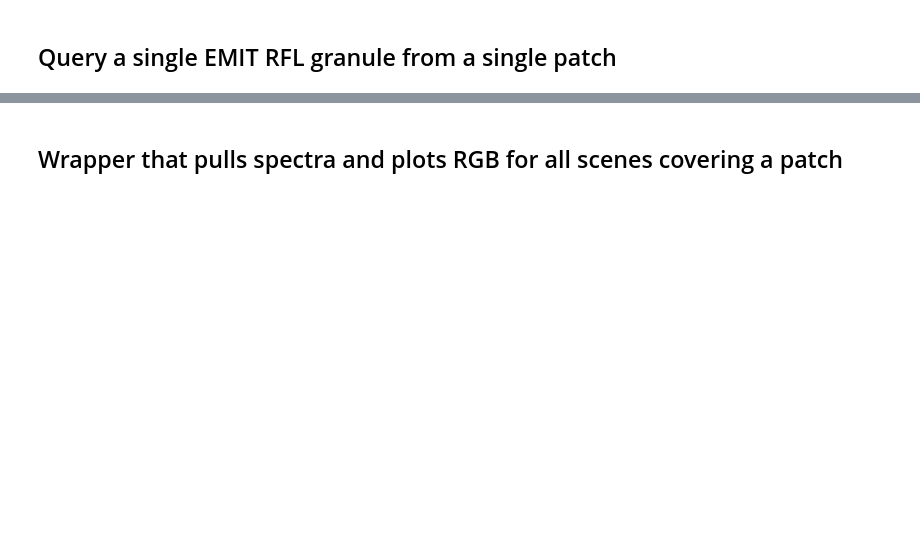
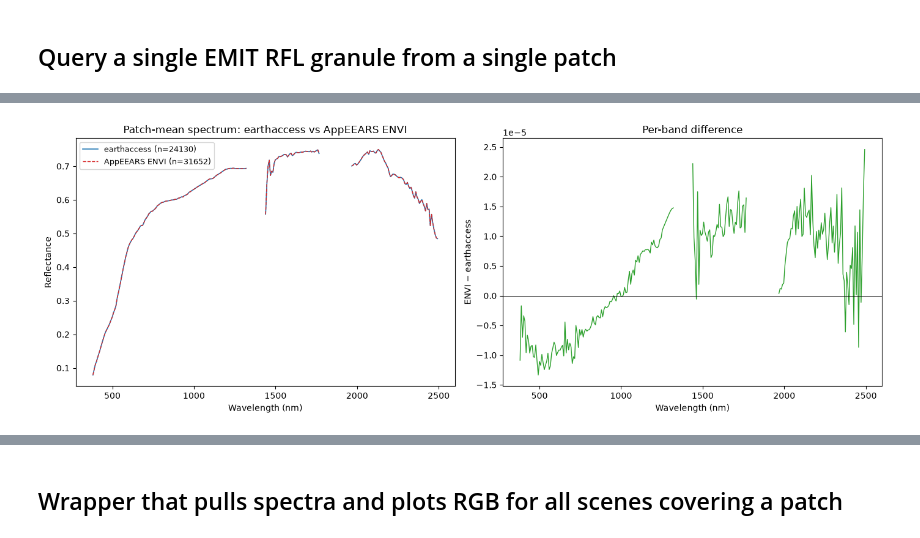
Before and after one commit to huck-rees/emit-pics, a Jupyter notebook: notebooks/patch_generator.ipynb, the cells around one changed output, grey strips where cells are left out. Cells and saved outputs as stored; diff of their text form; code cells hidden in the pictures; blank space fills up the shorter version.

Commit message:
progress on patch_generator
Additional prelim analysis for EMIT project

```diff
--- a/notebooks/patch_generator.ipynb
+++ b/notebooks/patch_generator.ipynb
@@ -790,0 +445,92 @@ In-patch pixels: 24130  (theoretical full 10 km @60m ~= 27,778)
+# %%
+import numpy as np
+import matplotlib.pyplot as plt
+from spectral.io import envi
+
+# ============================================================
+# CONFIG — point to the AppEEARS ENVI reflectance pair
+# ============================================================
+ENVI_DIR = r"C:\Users\huckr\Desktop\JPL\Data\AppEEARS\Libya4_10_7_1_08232022\ENVI_Format"
+RFL_HDR = ENVI_DIR + r"\EMIT_L2A_RFL_001_20220823T105327_2223507_009_ortho_subset_aid0000_reflectance.hdr"
+
+FILL_VALUES = (-9999.0, -0.01)
+
+# ============================================================
+# Read the ENVI reflectance cube + wavelengths from the header
+# ============================================================
+img = envi.open(RFL_HDR)           # reads .hdr; binary file (same name, no .hdr) auto-found
+cube = img.load()                  # (rows, cols, bands) ortho grid
+arr = np.asarray(cube, dtype="float64")
+
+# wavelengths from the ENVI header metadata
+md = img.metadata
+if "wavelength" in md:
+    wl_envi = np.array([float(x) for x in md["wavelength"]])
+else:
+    wl_envi = None
+    print("No 'wavelength' field in ENVI header; will compare by band index.")
+
+# ENVI may carry its own data-ignore value; respect it too
+hdr_fill = md.get("data ignore value", None)
+fills = list(FILL_VALUES) + ([float(hdr_fill)] if hdr_fill is not None else [])
+
+# ============================================================
+# Patch-mean spectrum from the ENVI clip (all valid pixels)
+# ============================================================
+flat = arr.reshape(-1, arr.shape[-1])        # (npix, bands)
+for fv in fills:
+    flat[np.isclose(flat, fv, atol=1e-4)] = np.nan
+# drop pixels that are entirely fill (outside the ortho clip footprint)
+all_nan = np.all(np.isnan(flat), axis=1)
+flat = flat[~all_nan]
+with np.errstate(all="ignore"):
+    envi_mean = np.nanmean(flat, axis=0)
+n_envi = flat.shape[0]
+print(f"ENVI clip: {n_envi} valid pixels, {arr.shape[-1]} bands")
+
+# ============================================================
+# Compare to the earthaccess patch-mean (`mean_spec`, `wl` in scope)
+# ============================================================
+# Align by wavelength if available (ENVI wl may be in nm or µm — normalize)
+if wl_envi is not None:
+    # AppEEARS sometimes stores wavelength in micrometers; convert to nm if so
+    if np.nanmax(wl_envi) < 100:        # looks like µm
+        wl_envi_nm = wl_envi * 1000.0
+    else:
+        wl_envi_nm = wl_envi
+    x_envi, x_ea = wl_envi_nm, wl
+    xlabel = "Wavelength (nm)"
+else:
+    x_envi, x_ea = np.arange(envi_mean.size), np.arange(mean_spec.size)
+    xlabel = "Band index"
+
+# ============================================================
+# Plot: overlay + difference
+# ============================================================
+fig, (axL, axR) = plt.subplots(1, 2, figsize=(14, 5))
+
+axL.plot(x_ea, mean_spec, lw=1.2, color="C0", label=f"earthaccess (n={n_pix})")
+axL.plot(x_envi, envi_mean, lw=1.0, color="C3", ls="--",
+         label=f"AppEEARS ENVI (n={n_envi})")
+axL.set_xlabel(xlabel); axL.set_ylabel("Reflectance")
+axL.set_title("Patch-mean spectrum: earthaccess vs AppEEARS ENVI")
+axL.legend(fontsize=9)
+
+# difference (only valid if band grids match in length)
+if envi_mean.size == mean_spec.size:
+    diff = envi_mean - mean_spec
+    axR.plot(x_ea, diff, lw=1, color="C2")
+    axR.axhline(0, color="k", lw=0.6)
+    axR.set_xlabel(xlabel); axR.set_ylabel("ENVI − earthaccess")
+    axR.set_title("Per-band difference")
+    valid = np.isfinite(diff)
+    print(f"\nMean |difference|: {np.nanmean(np.abs(diff)):.5f}")
+    print(f"Max  |difference|: {np.nanmax(np.abs(diff[valid])):.5f}")
+    print(f"Mean difference (bias): {np.nanmean(diff):.5f}")
+else:
+    axR.text(0.5, 0.5, f"band count differs\nENVI={envi_mean.size}, EA={mean_spec.size}",
+             ha="center", va="center", transform=axR.transAxes)
+    print(f"\nBand counts differ: ENVI={envi_mean.size}, earthaccess={mean_spec.size}")
+
+plt.tight_layout(); plt.show()
+# %% [output]
@@ -790,0 +542 @@ In-patch pixels: 24130  (theoretical full 10 km @60m ~= 27,778)
+[figure, added]
```
Also changed, not shown: parts of 27 cells of this notebook, 4 other files.
